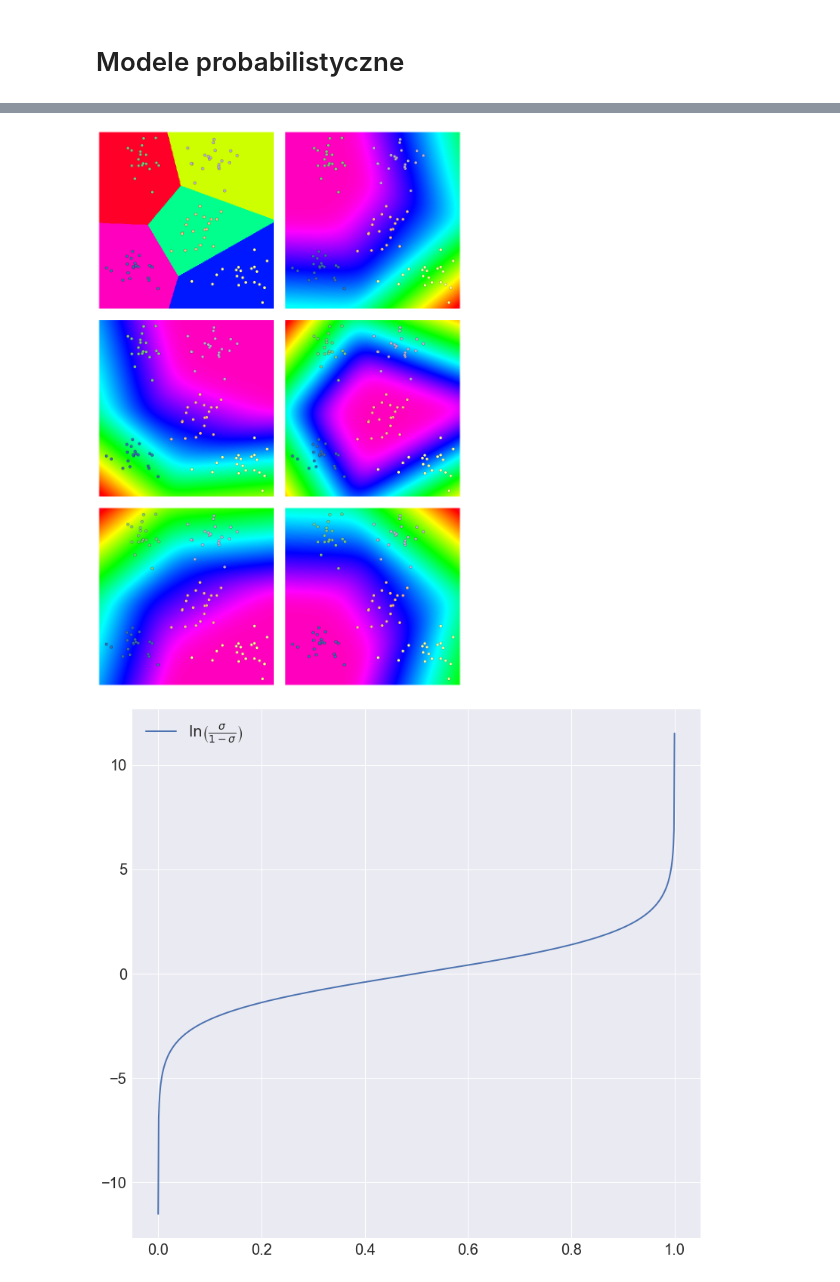
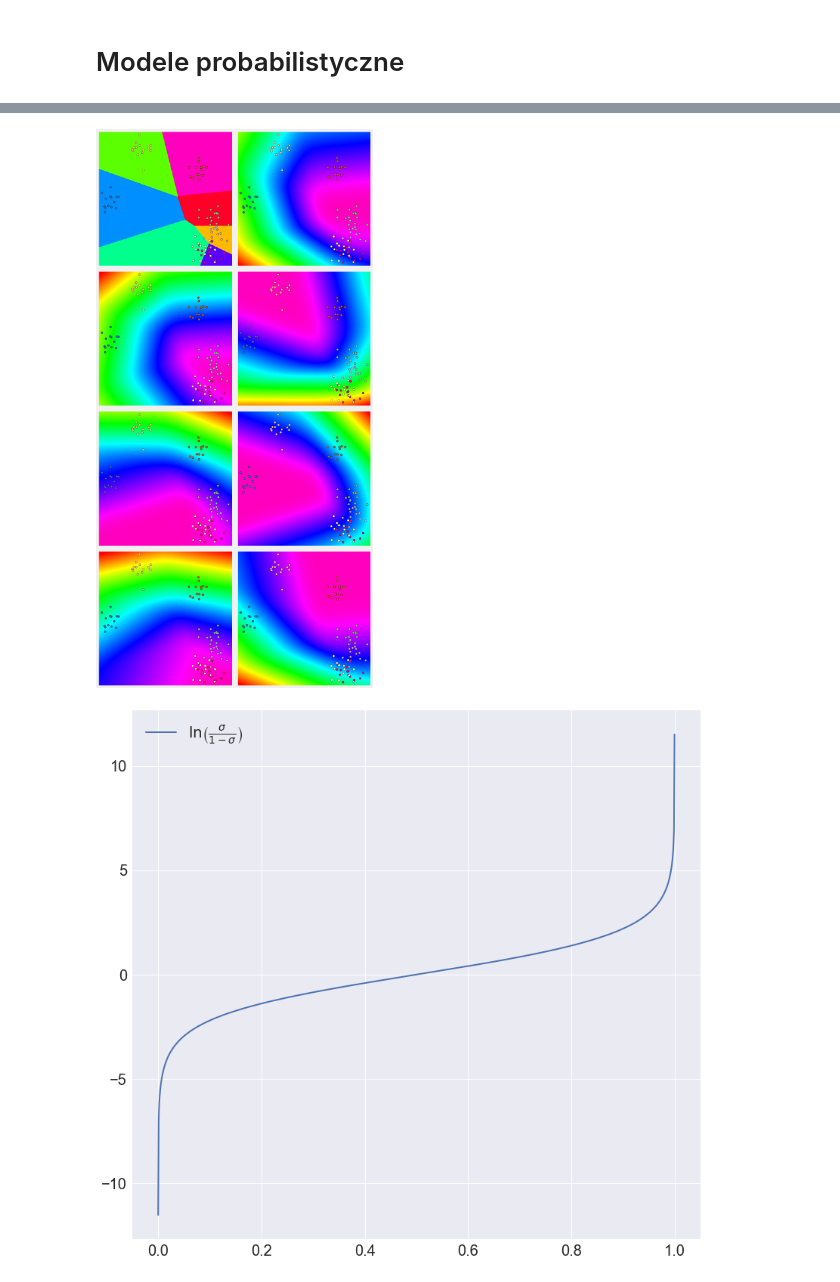
Before and after one commit to GitHub098123/ml2018, a Jupyter notebook: lectures/mum2018_8_klasyfikacja-bayesowsko.ipynb, the cells around one changed output, grey strips where cells are left out. Cells and saved outputs as stored; diff of their text form; code cells hidden in the pictures.

```diff
--- a/lectures/mum2018_8_klasyfikacja-bayesowsko.ipynb
+++ b/lectures/mum2018_8_klasyfikacja-bayesowsko.ipynb
@@ -198,9 +198,9 @@ def logistic(n_samples=100, centers=2, penalty='l2',
 
     plt.tight_layout()
 # %%
-logistic(centers=5, odds='log', penalty='l2')
+logistic(centers=7, odds='log', penalty='l2')
 # %% [output]
-[figure, old version]
+[figure, new version]
 # %%
 def plot_logit():
     fig, ax = plt.subplots(1, 1, figsize=(12, 12))
```
Also changed, not shown: parts of 6 cells of this notebook, 1 other file.
